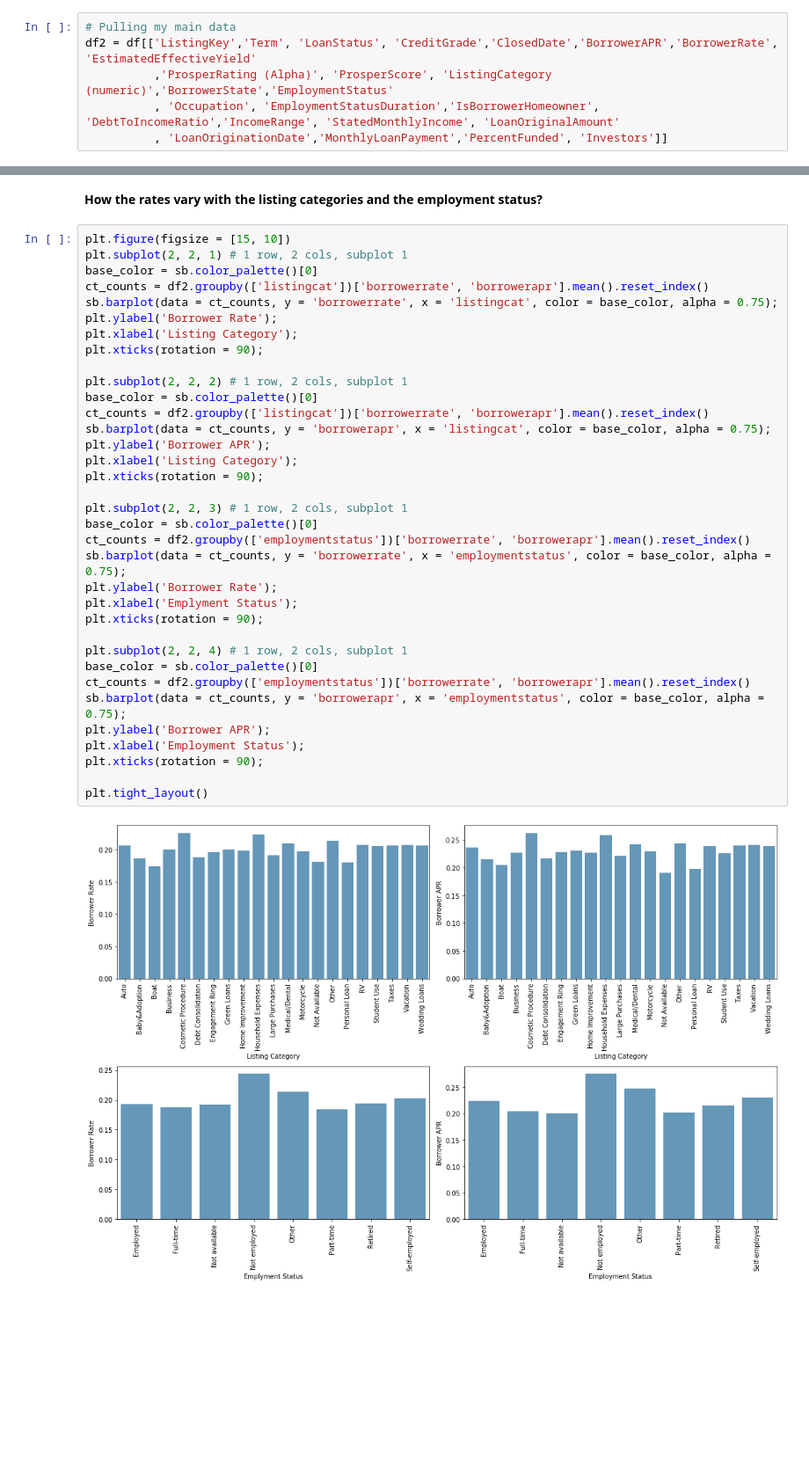
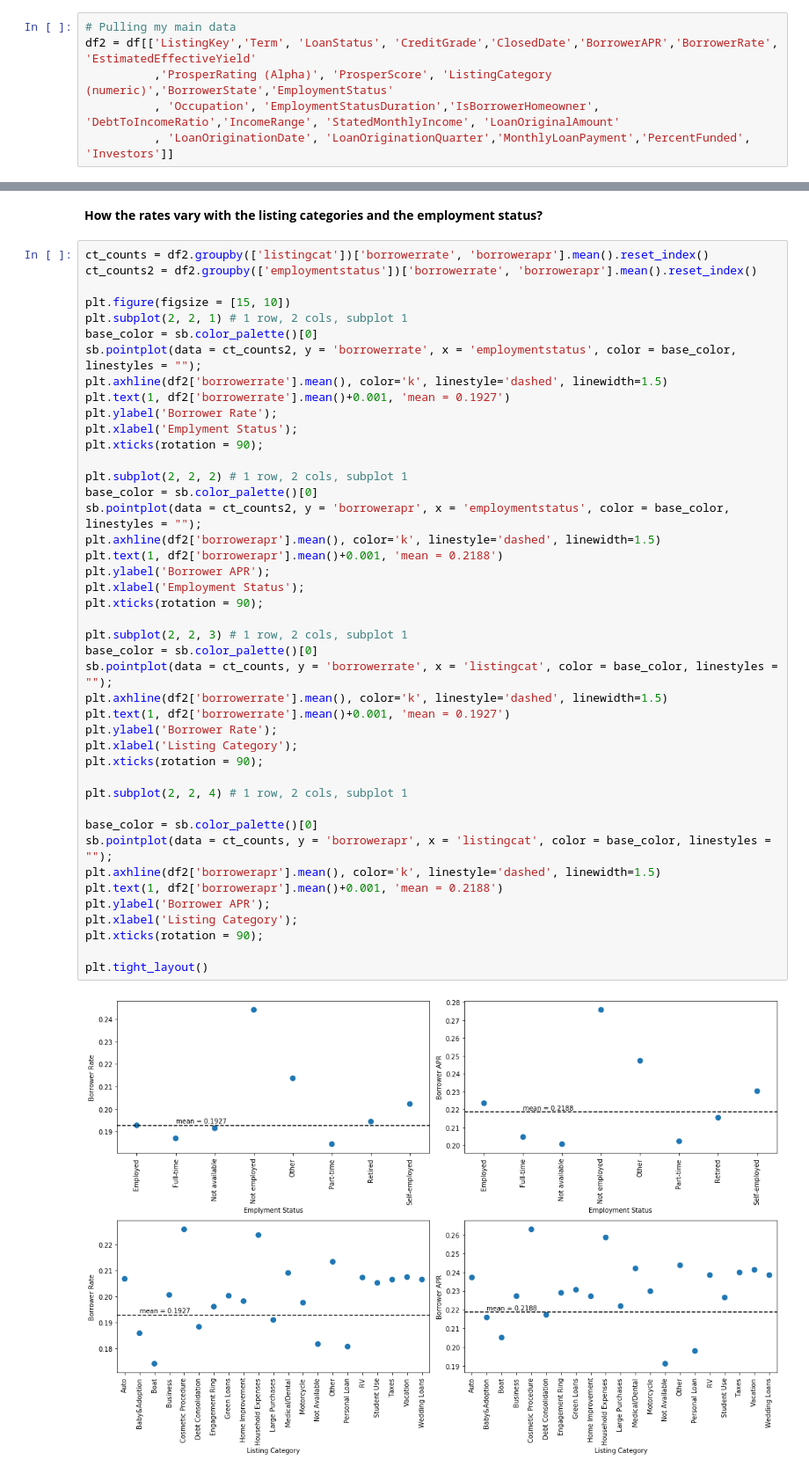
Before and after one commit to islamellawendy/Communicate-Data-Findings, a Jupyter notebook: exploration_template.ipynb, the cells around one changed output, grey strips where cells are left out. Shown at 88% size. Saved outputs shown, nothing was run; the diff lists cells and outputs as text; blank space fills up the shorter version.

```diff
--- a/exploration_template.ipynb
+++ b/exploration_template.ipynb
@@ -27,7 +27,7 @@ I will pull a set of variables here for analysis (With the listing key only acti
 df2 = df[['ListingKey','Term', 'LoanStatus', 'CreditGrade','ClosedDate','BorrowerAPR','BorrowerRate', 'EstimatedEffectiveYield'
           ,'ProsperRating (Alpha)', 'ProsperScore', 'ListingCategory (numeric)','BorrowerState','EmploymentStatus'
           , 'Occupation', 'EmploymentStatusDuration','IsBorrowerHomeowner', 'DebtToIncomeRatio','IncomeRange', 'StatedMonthlyIncome', 'LoanOriginalAmount'
-          , 'LoanOriginationDate','MonthlyLoanPayment','PercentFunded', 'Investors']]
+          , 'LoanOriginationDate', 'LoanOriginationQuarter','MonthlyLoanPayment','PercentFunded', 'Investors']]
 # %%
 df2.head()
 # %% [output]
@@ -305,39 +309,47 @@ The Loan Original Amount and the number of investors also have an effect on the
 # %% [markdown]
 **How the rates vary with the listing categories and the employment status?**
 # %%
+ct_counts = df2.groupby(['listingcat'])['borrowerrate', 'borrowerapr'].mean().reset_index()
+ct_counts2 = df2.groupby(['employmentstatus'])['borrowerrate', 'borrowerapr'].mean().reset_index()
+
 plt.figure(figsize = [15, 10])
 plt.subplot(2, 2, 1) # 1 row, 2 cols, subplot 1
 base_color = sb.color_palette()[0]
-ct_counts = df2.groupby(['listingcat'])['borrowerrate', 'borrowerapr'].mean().reset_index()
-sb.barplot(data = ct_counts, y = 'borrowerrate', x = 'listingcat', color = base_color, alpha = 0.75);
+sb.pointplot(data = ct_counts2, y = 'borrowerrate', x = 'employmentstatus', color = base_color, linestyles = "");
+plt.axhline(df2['borrowerrate'].mean(), color='k', linestyle='dashed', linewidth=1.5)
+plt.text(1, df2['borrowerrate'].mean()+0.001, 'mean = 0.1927')
+plt.ylabel('Borrower Rate');
+plt.xlabel('Emplyment Status');
+plt.xticks(rotation = 90);
+
+plt.subplot(2, 2, 2) # 1 row, 2 cols, subplot 1
+base_color = sb.color_palette()[0]
+sb.pointplot(data = ct_counts2, y = 'borrowerapr', x = 'employmentstatus', color = base_color, linestyles = "");
+plt.axhline(df2['borrowerapr'].mean(), color='k', linestyle='dashed', linewidth=1.5)
+plt.text(1, df2['borrowerapr'].mean()+0.001, 'mean = 0.2188')
+plt.ylabel('Borrower APR');
+plt.xlabel('Employment Status');
+plt.xticks(rotation = 90);
+
+plt.subplot(2, 2, 3) # 1 row, 2 cols, subplot 1
+base_color = sb.color_palette()[0]
+sb.pointplot(data = ct_counts, y = 'borrowerrate', x = 'listingcat', color = base_color, linestyles = "");
+plt.axhline(df2['borrowerrate'].mean(), color='k', linestyle='dashed', linewidth=1.5)
+plt.text(1, df2['borrowerrate'].mean()+0.001, 'mean = 0.1927')
 plt.ylabel('Borrower Rate');
 plt.xlabel('Listing Category');
 plt.xticks(rotation = 90);
 
-plt.subplot(2, 2, 2) # 1 row, 2 cols, subplot 1
+plt.subplot(2, 2, 4) # 1 row, 2 cols, subplot 1
+
 base_color = sb.color_palette()[0]
-ct_counts = df2.groupby(['listingcat'])['borrowerrate', 'borrowerapr'].mean().reset_index()
-sb.barplot(data = ct_counts, y = 'borrowerapr', x = 'listingcat', color = base_color, alpha = 0.75);
+sb.pointplot(data = ct_counts, y = 'borrowerapr', x = 'listingcat', color = base_color, linestyles = "");
+plt.axhline(df2['borrowerapr'].mean(), color='k', linestyle='dashed', linewidth=1.5)
+plt.text(1, df2['borrowerapr'].mean()+0.001, 'mean = 0.2188')
 plt.ylabel('Borrower APR');
 plt.xlabel('Listing Category');
 plt.xticks(rotation = 90);
 
-plt.subplot(2, 2, 3) # 1 row, 2 cols, subplot 1
-base_color = sb.color_palette()[0]
-ct_counts = df2.groupby(['employmentstatus'])['borrowerrate', 'borrowerapr'].mean().reset_index()
-sb.barplot(data = ct_counts, y = 'borrowerrate', x = 'employmentstatus', color = base_color, alpha = 0.75);
-plt.ylabel('Borrower Rate');
-plt.xlabel('Emplyment Status');
-plt.xticks(rotation = 90);
-
-plt.subplot(2, 2, 4) # 1 row, 2 cols, subplot 1
-base_color = sb.color_palette()[0]
-ct_counts = df2.groupby(['employmentstatus'])['borrowerrate', 'borrowerapr'].mean().reset_index()
-sb.barplot(data = ct_counts, y = 'borrowerapr', x = 'employmentstatus', color = base_color, alpha = 0.75);
-plt.ylabel('Borrower APR');
-plt.xlabel('Employment Status');
-plt.xticks(rotation = 90);
-
 plt.tight_layout()
 # %% [output]
-[figure, old version]
+[figure, new version]
```
Also changed, not shown: parts of 18 cells of this notebook, 1 other file.
